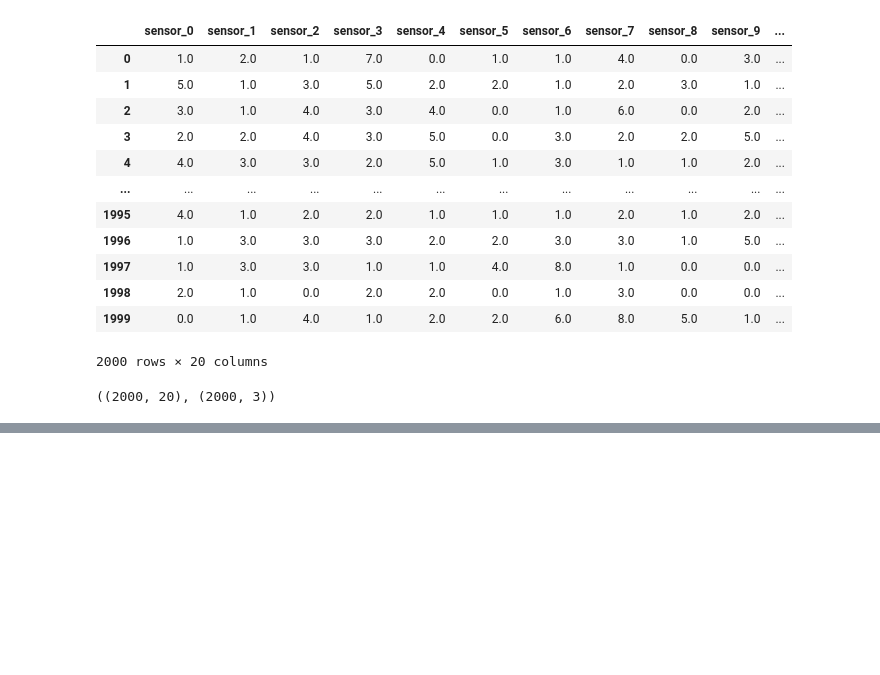
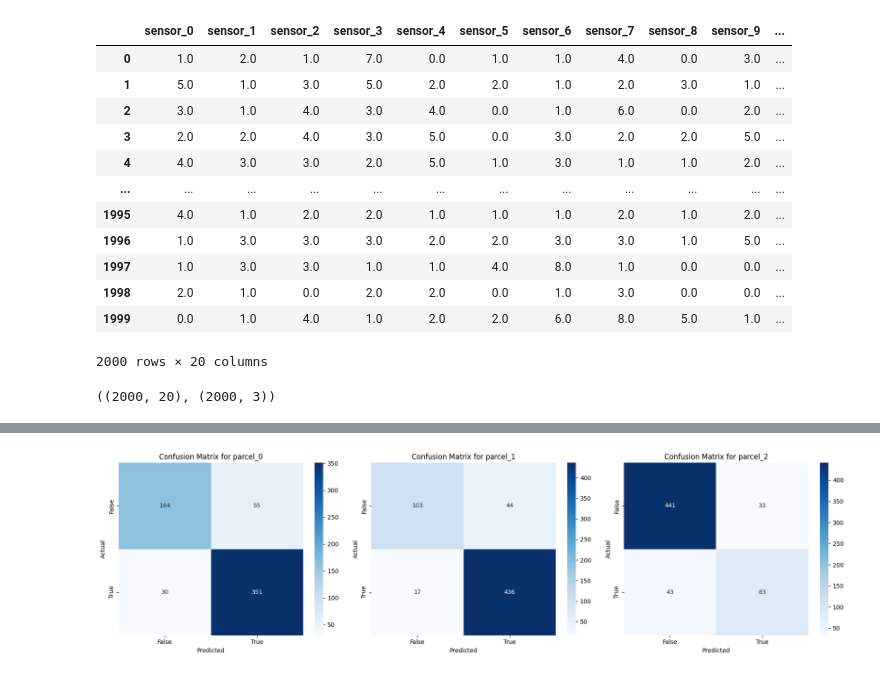
Before and after one commit to DesmondKarakara/AICTE_smart_irrigation_dev, a Jupyter notebook: irrigation_System.ipynb, the cells around one changed output, grey strips where cells are left out. Cells and saved outputs as stored; diff of their text form; code cells hidden in the pictures; blank space fills up the shorter version.

```diff
--- a/irrigation_System.ipynb
+++ b/irrigation_System.ipynb
@@ -160,3 +160,7 @@ X
 X.shape, y.shape
 # %% [output]
 ((2000, 20), (2000, 3))
+# %%
+scaler = MinMaxScaler()
+X_scaled = scaler.fit_transform(X)
+X_scaled
@@ -162,0 +181,2 @@ X.shape, y.shape
+# %%
+X_train, X_test, y_train, y_test = train_test_split(X_scaled, y, test_size=0.2, random_state=42)
@@ -162,0 +187,19 @@ X.shape, y.shape
+# %%
+from sklearn.ensemble import RandomForestClassifier
+from sklearn.multioutput import MultiOutputClassifier
+
+# Custom hyperparameters for RandomForest
+rf = RandomForestClassifier(
+    n_estimators=200,         # Number of trees
+    max_depth=10,             # Maximum depth of each tree
+    min_samples_split=4,      # Minimum samples to split a node
+    min_samples_leaf=2,       # Minimum samples per leaf
+    max_features='sqrt',      # Number of features to consider at each split ('auto', 'sqrt', 'log2', or int)
+    random_state=42
+)
+
+# Wrap it with MultiOutputClassifier
+model = MultiOutputClassifier(rf)
+
+# Train the model
+model.fit(X_train, y_train)
@@ -162,0 +364,17 @@ X.shape, y.shape
+# %%
+from sklearn.metrics import confusion_matrix
+import seaborn as sns
+
+fig, axes = plt.subplots(1, 3, figsize=(18, 5))
+for i, (ax, label) in enumerate(zip(axes, ['parcel_0', 'parcel_1', 'parcel_2'])):
+    cm = confusion_matrix(y_test.iloc[:, i], y_pred[:, i])
+    sns.heatmap(cm, annot=True, fmt='d', cmap='Blues', ax=ax,
+                xticklabels=['False', 'True'],
+                yticklabels=['False', 'True'])
+    ax.set_title(f'Confusion Matrix for {label}')
+    ax.set_xlabel('Predicted')
+    ax.set_ylabel('Actual')
+plt.tight_layout()
+plt.show()
+# %% [output]
+[figure, added]
```
Also changed, not shown: parts of 12 cells of this notebook, 1 other file.
